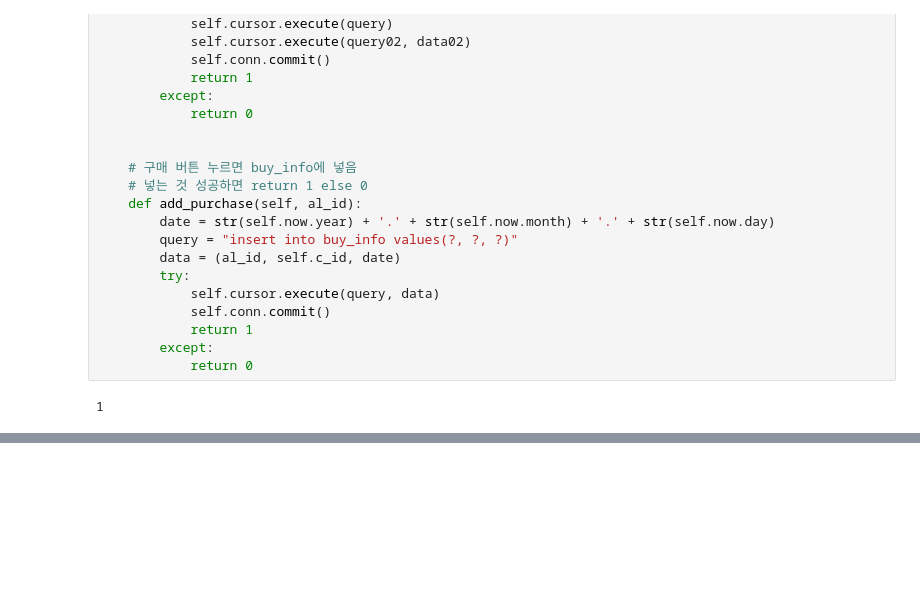
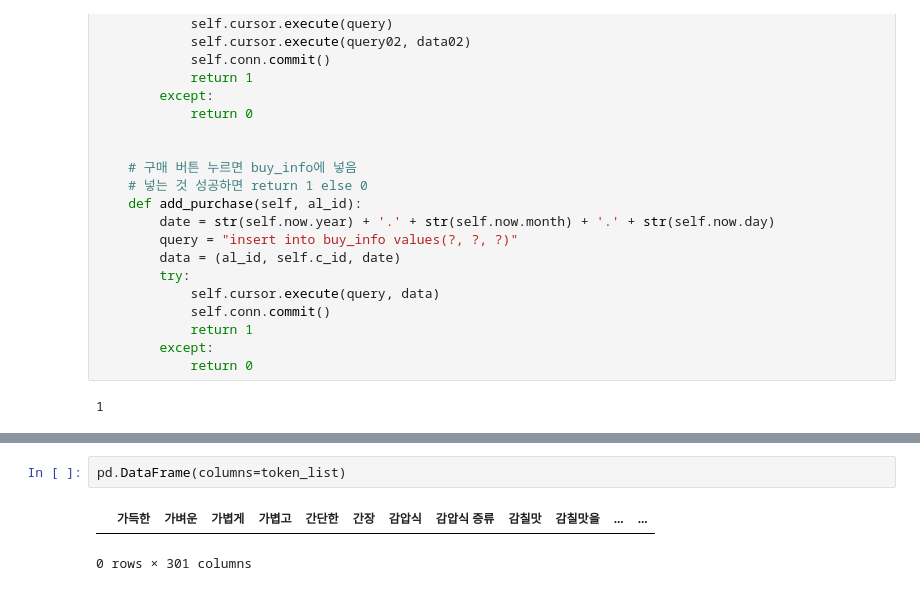
Before and after one commit to Team-alryeoju/alryeoju, a Jupyter notebook: flask-server/test.ipynb, the cells around one changed output, grey strips where cells are left out. Saved outputs shown, nothing was run; the diff lists cells and outputs as text; blank space fills up the shorter version.

```diff
--- a/flask-server/test.ipynb
+++ b/flask-server/test.ipynb
@@ -482,0 +564,5 @@ class buy:
+# %%
+pd.DataFrame(columns=token_list)
+# %% [output]
+|  | 가득한 | 가벼운 | 가볍게 | 가볍고 | 간단한 | 간장 | 감압식 | 감압식 증류 | 감칠맛 | 감칠맛을 | ... | ... |
+0 rows × 301 columns
```
Also changed, not shown: parts of 5 cells of this notebook, 2 other files.
